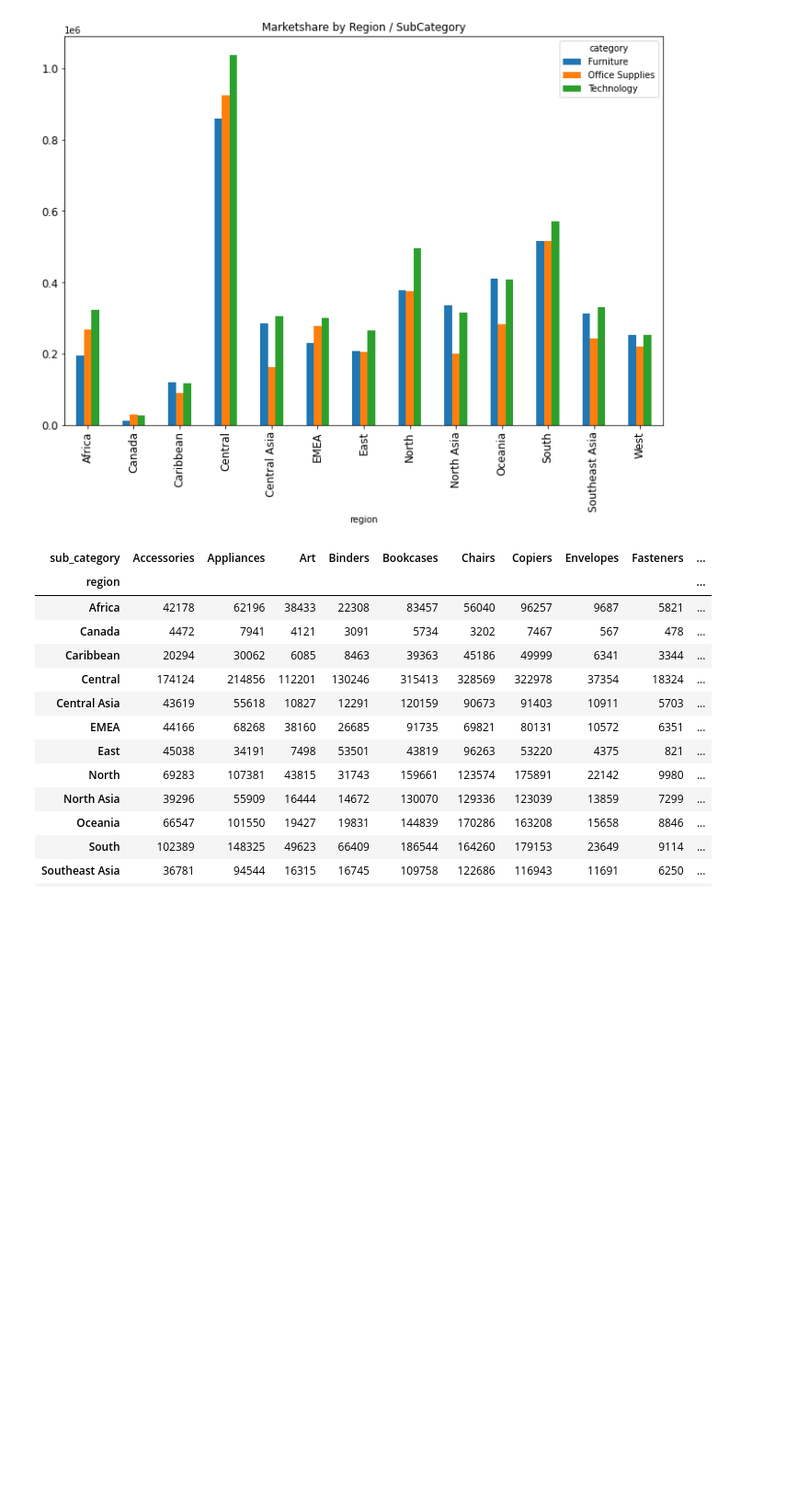
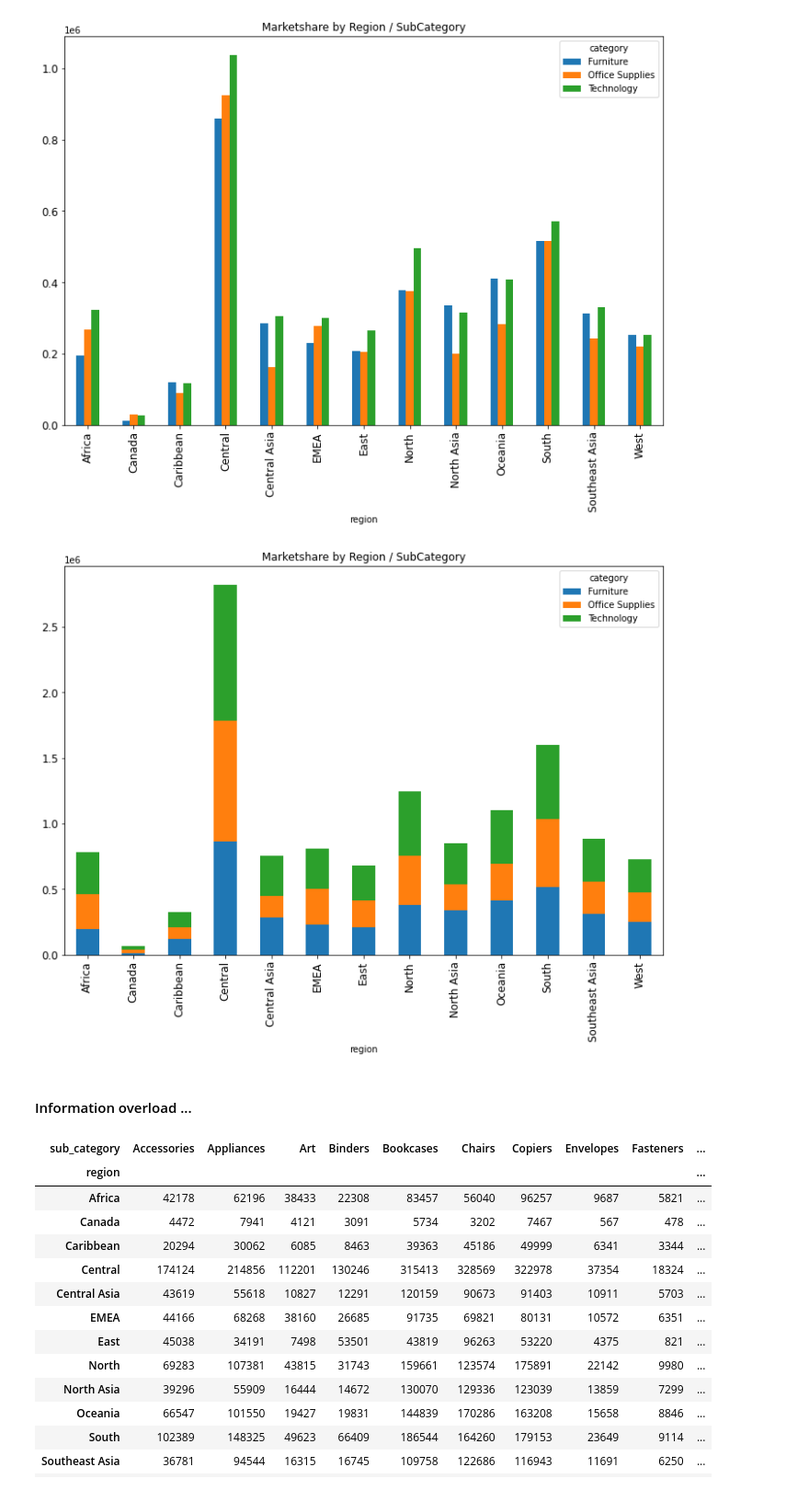
Before and after one commit to Praxis-QR/PythonForManagers, a Jupyter notebook: Superstore_Sales_Data_Analysis_2023.ipynb, the cells around one changed output. Shown at 92% size. Cells and saved outputs as stored; diff of their text form; code cells hidden in the pictures; blank space fills up the shorter version.

```diff
--- a/Superstore_Sales_Data_Analysis_2023.ipynb
+++ b/Superstore_Sales_Data_Analysis_2023.ipynb
@@ -316,6 +310,13 @@ pd.pivot_table(dfS3K, index = 'region', columns = 'category', values = 'sales',
 plot(kind='bar',subplots=False, figsize=(12, 8), title = 'Marketshare by Region / SubCategory',fontsize=12);
 # %% [output]
 [figure]
+# %%
+pd.pivot_table(dfS3K, index = 'region', columns = 'category', values = 'sales', aggfunc = 'sum').\
+plot(kind='bar',stacked=True,subplots=False, figsize=(12, 8), title = 'Marketshare by Region / SubCategory',fontsize=12);
+# %% [output]
+[figure, added]
+# %% [markdown]
+#### Information overload ...
 # %%
 pd.pivot_table(dfS3K, index = 'region', columns = 'sub_category', values = 'sales', aggfunc = 'sum', margins = True)
 # %% [output]
```
Also changed, not shown: parts of 43 cells of this notebook.
